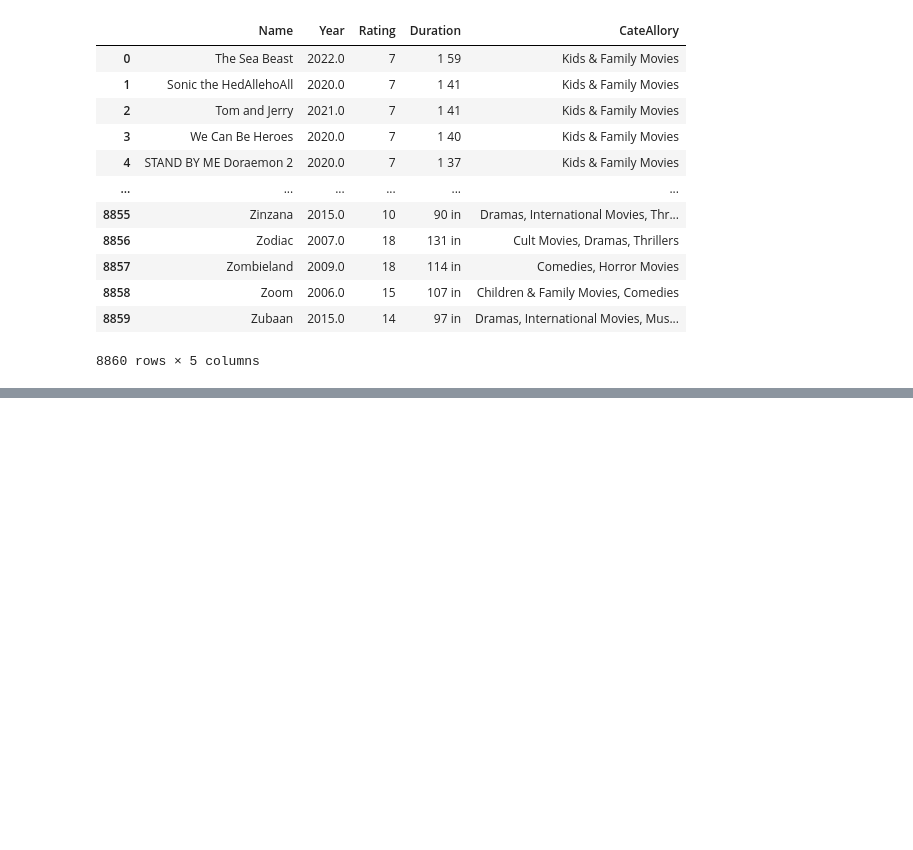
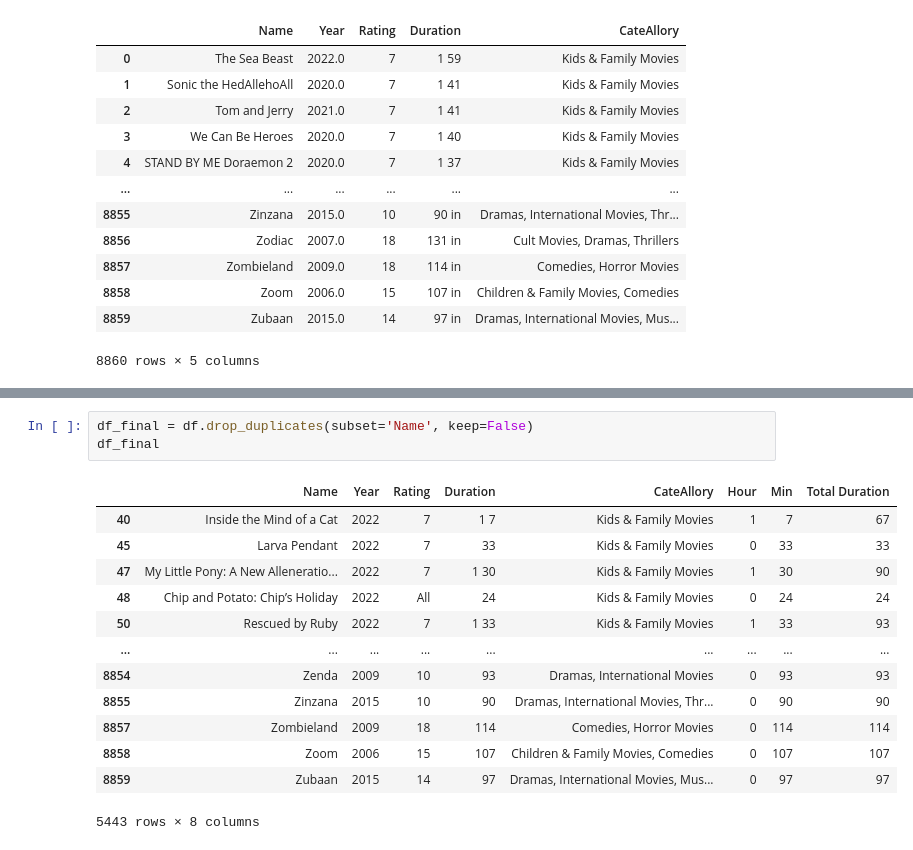
Before and after one commit to Sundakiy/Project-1-Team-2, a Jupyter notebook: Data.ipynb, the cells around one changed output, grey strips where cells are left out. Cells and saved outputs as stored; diff of their text form; blank space fills up the shorter version.

```diff
--- a/Data.ipynb
+++ b/Data.ipynb
@@ -197,0 +243,17 @@ df
+# %%
+df_final = df.drop_duplicates(subset='Name', keep=False)
+df_final
+# %% [output]
+|  | Name | Year | Rating | Duration | CateAllory | Hour | Min | Total Duration |
+| 40 | Inside the Mind of a Cat | 2022 | 7 | 1 7 | Kids & Family Movies | 1 | 7 | 67 |
+| 45 | Larva Pendant | 2022 | 7 | 33 | Kids & Family Movies | 0 | 33 | 33 |
+| 47 | My Little Pony: A New Alleneratio... | 2022 | 7 | 1 30 | Kids & Family Movies | 1 | 30 | 90 |
+| 48 | Chip and Potato: Chip’s Holiday | 2022 | All | 24 | Kids & Family Movies | 0 | 24 | 24 |
+| 50 | Rescued by Ruby | 2022 | 7 | 1 33 | Kids & Family Movies | 1 | 33 | 93 |
+| ... | ... | ... | ... | ... | ... | ... | ... | ... |
+| 8854 | Zenda | 2009 | 10 | 93 | Dramas, International Movies | 0 | 93 | 93 |
+| 8855 | Zinzana | 2015 | 10 | 90 | Dramas, International Movies, Thr... | 0 | 90 | 90 |
+| 8857 | Zombieland | 2009 | 18 | 114 | Comedies, Horror Movies | 0 | 114 | 114 |
+| 8858 | Zoom | 2006 | 15 | 107 | Children & Family Movies, Comedies | 0 | 107 | 107 |
+| 8859 | Zubaan | 2015 | 14 | 97 | Dramas, International Movies, Mus... | 0 | 97 | 97 |
+5443 rows × 8 columns
```
Also changed, not shown: parts of 15 cells of this notebook.
